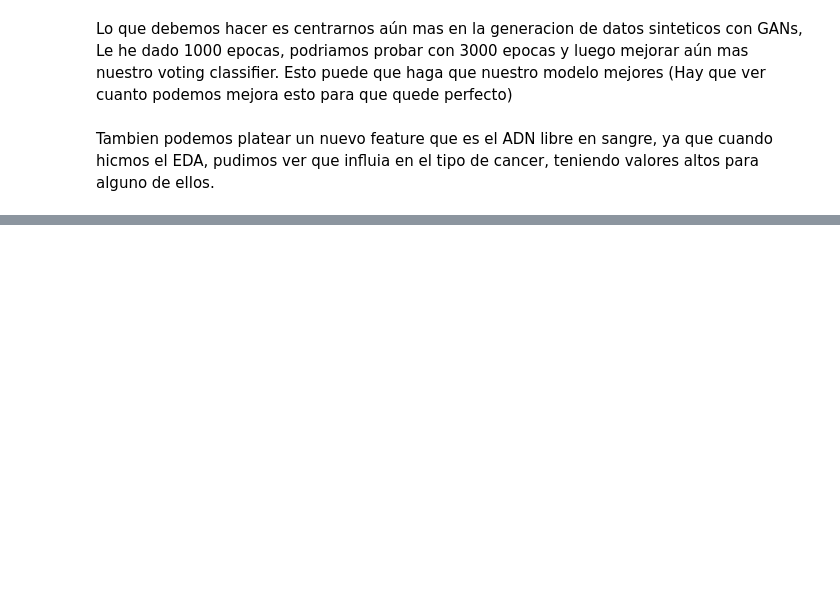
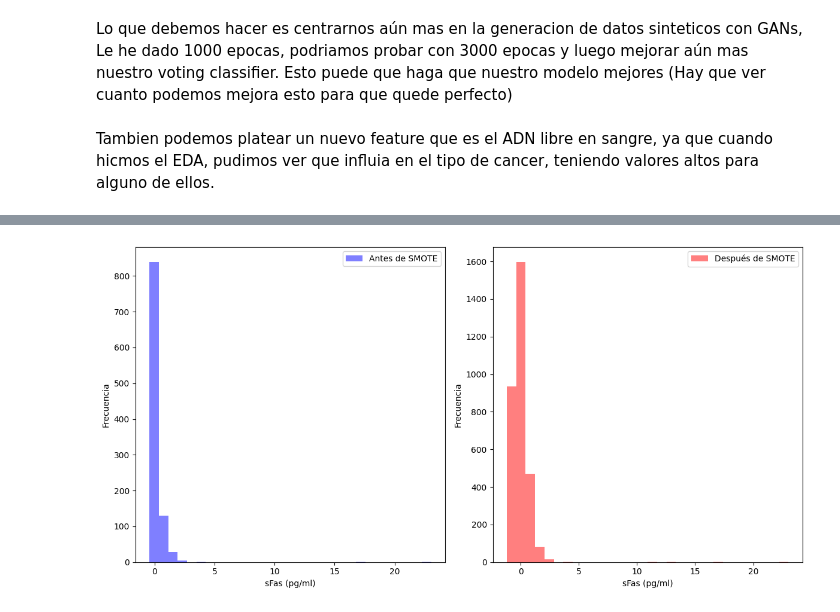
Before and after one commit to kevoa/Cancer-Prediction-, a Jupyter notebook: research/SEGUNDA_PARTE_DEF.ipynb, the cells around one changed output, grey strips where cells are left out. Cells and saved outputs as stored; diff of their text form; code cells hidden in the pictures; blank space fills up the shorter version.

```diff
--- a/research/SEGUNDA_PARTE_DEF.ipynb
+++ b/research/SEGUNDA_PARTE_DEF.ipynb
@@ -2812,0 +3612,26 @@ Tambien podemos platear un nuevo feature que es el ADN libre en sangre, ya que c
+# %%
+import matplotlib.pyplot as plt
+
+# Ejemplo de comparación de distribuciones para una característica
+feature_name = 'sFas (pg/ml)'
+
+plt.figure(figsize=(12, 6))
+
+# Antes de SMOTE
+plt.subplot(1, 2, 1)
+plt.hist(df[feature_name], bins=30, color='blue', alpha=0.5, label='Antes de SMOTE')
+plt.xlabel(feature_name)
+plt.ylabel('Frecuencia')
+plt.legend()
+
+# Después de SMOTE
+plt.subplot(1, 2, 2)
+plt.hist(X_resampled[feature_name], bins=30, color='red', alpha=0.5, label='Después de SMOTE')
+plt.xlabel(feature_name)
+plt.ylabel('Frecuencia')
+plt.legend()
+
+plt.tight_layout()
+plt.show()
+# %% [output]
+[figure, added]
```
Also changed, not shown: parts of 21 cells of this notebook, 10 other files.
